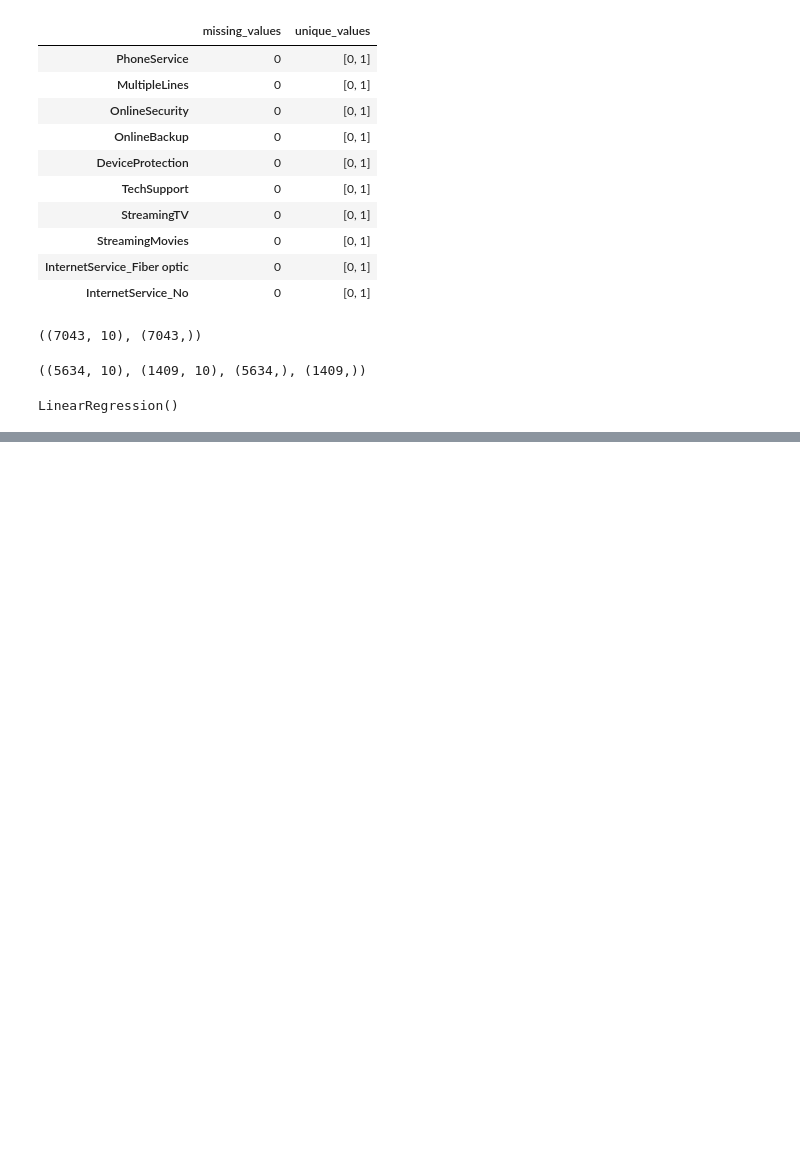
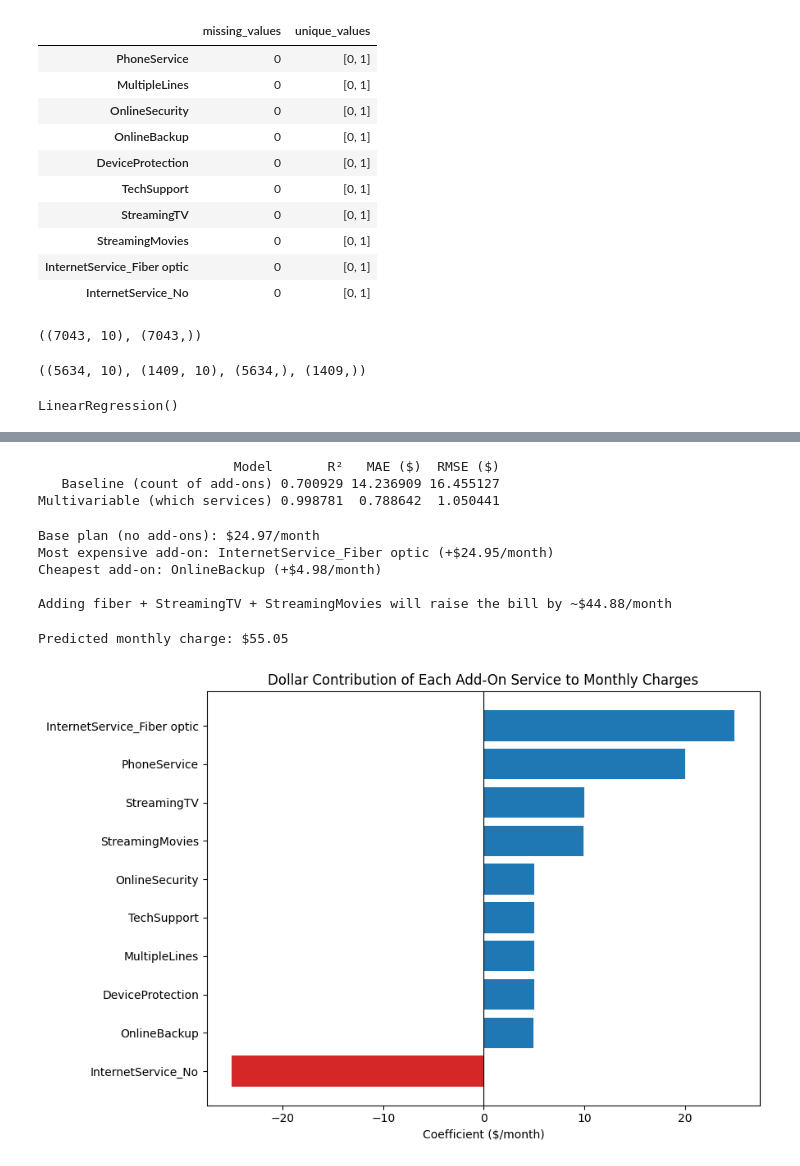
Before and after one commit to XAIZ096/EECE5644-Assignment-2, a Jupyter notebook: Assignment2_1-4.ipynb, the cells around one changed output, grey strips where cells are left out. Drawn from its saved outputs; the diff is of its cells as text; code cells hidden in the pictures; blank space fills up the shorter version.

Commit message:
Add Requirements 5-9: evaluation, baseline comparison, interpretation, prediction, and charts

```diff
--- a/Assignment2_1-4.ipynb
+++ b/Assignment2_1-4.ipynb
@@ -2,7 +2,7 @@
 # Requirement 1
 import pandas as pd
 
-df = pd.read_csv("/Users/xinhaochen/Downloads/telco.csv")
+df = pd.read_csv("/Users/shreyasjoshi/Desktop/Masters/Summer_Course/Machine Learning and Pattern Recognition/telco.csv")
 
 display(df.shape)
 display(df.head())
@@ -115,3 +115,13 @@ model.fit(X_train, y_train)
 model
 # %% [output]
 LinearRegression()
+# %%
+# Requirement 5
+import pandas as pd
+coef_table = pd.DataFrame({
+    'Service': X_train.columns,
+    'Coefficient ($/month)': model.coef_
+}).sort_values('Coefficient ($/month)', ascending=False)
+print(f"Intercept (base plan charge): ${model.intercept_:.2f}")
+print("\nCoefficients:")
+print(coef_table.to_string(index=False))
@@ -117,0 +158,66 @@ LinearRegression()
+# %%
+# Requirement 7
+from sklearn.linear_model import LinearRegression
+
+cols = list(X_train.columns)
+train_count = X_train[cols].sum(axis=1).values.reshape(-1, 1)
+test_count = X_test[cols].sum(axis=1).values.reshape(-1, 1)
+baseline_model = LinearRegression()
+baseline_model.fit(train_count, y_train)
+baseline_pred = baseline_model.predict(test_count)
+baseline_r2 = r2_score(y_test, baseline_pred)
+baseline_mae = mean_absolute_error(y_test, baseline_pred)
+baseline_rmse = np.sqrt(mean_squared_error(y_test, baseline_pred))
+
+comparison = pd.DataFrame({
+    'Model': ['Baseline (count of add-ons)', 'Multivariable (which services)'],
+    'R²': [baseline_r2, r2],
+    'MAE ($)': [baseline_mae, mae],
+    'RMSE ($)': [baseline_rmse, rmse]
+})
+print(comparison.to_string(index=False))
+# %% [output]
+                         Model       R²   MAE ($)  RMSE ($)
+   Baseline (count of add-ons) 0.700929 14.236909 16.455127
+Multivariable (which services) 0.998781  0.788642  1.050441
+# %%
+# Requirement 8
+most_expensive = coef_table.iloc[0]
+cheapest = coef_table[coef_table['Coefficient ($/month)'] > 0].iloc[-1]
+print(f"Base plan (no add-ons): ${model.intercept_:.2f}/month")
+print(f"Most expensive add-on: {most_expensive['Service']} (+${most_expensive['Coefficient ($/month)']:.2f}/month)")
+print(f"Cheapest add-on: {cheapest['Service']} (+${cheapest['Coefficient ($/month)']:.2f}/month)")
+fiber_streaming_cols = ['InternetService_Fiber optic', 'StreamingTV', 'StreamingMovies']
+more = coef_table.set_index('Service').loc[fiber_streaming_cols, 'Coefficient ($/month)'].sum()
+print(f"\nAdding fiber + StreamingTV + StreamingMovies will raise the bill by ~${more:.2f}/month")
+# %% [output]
+Base plan (no add-ons): $24.97/month
+Most expensive add-on: InternetService_Fiber optic (+$24.95/month)
+Cheapest add-on: OnlineBackup (+$4.98/month)
+
+Adding fiber + StreamingTV + StreamingMovies will raise the bill by ~$44.88/month
+# %%
+new_customer = pd.DataFrame([{
+    col: 1 if col in ['PhoneService', 'MultipleLines', 'TechSupport'] else 0
+    for col in X_train.columns
+}])
+predicted_charge = model.predict(new_customer)[0]
+print(f"Predicted monthly charge: ${predicted_charge:.2f}")
+# %% [output]
+Predicted monthly charge: $55.05
+# %%
+#Plot-1
+import matplotlib.pyplot as plt
+
+plt.figure(figsize=(9, 6))
+colors = ['#d62728' if v < 0 else '#1f77b4' for v in coef_table['Coefficient ($/month)']]
+plt.barh(coef_table['Service'], coef_table['Coefficient ($/month)'], color=colors)
+plt.xlabel('Coefficient ($/month)')
+plt.title('Dollar Contribution of Each Add-On Service to Monthly Charges')
+plt.axvline(0, color='black', linewidth=0.8)
+plt.gca().invert_yaxis()
+plt.tight_layout()
+plt.savefig('coefficient_chart.png', dpi=150)
+plt.show()
+# %% [output]
+[figure, added]
```
Also changed, not shown: parts of 4 cells of this notebook, 2 other files.
